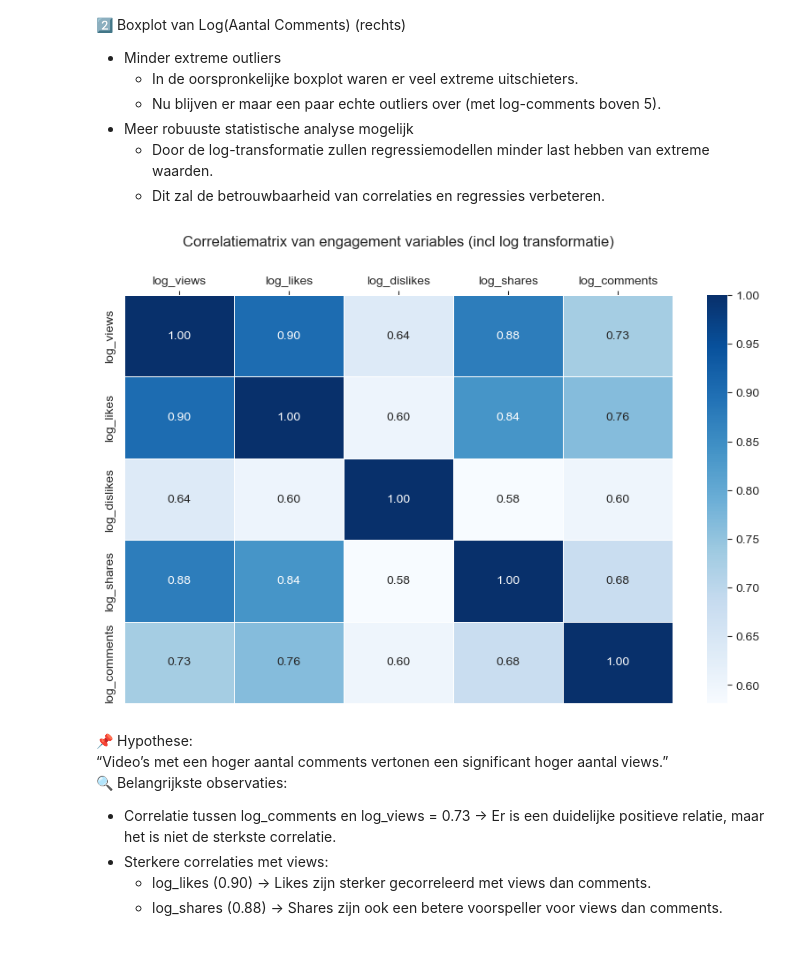
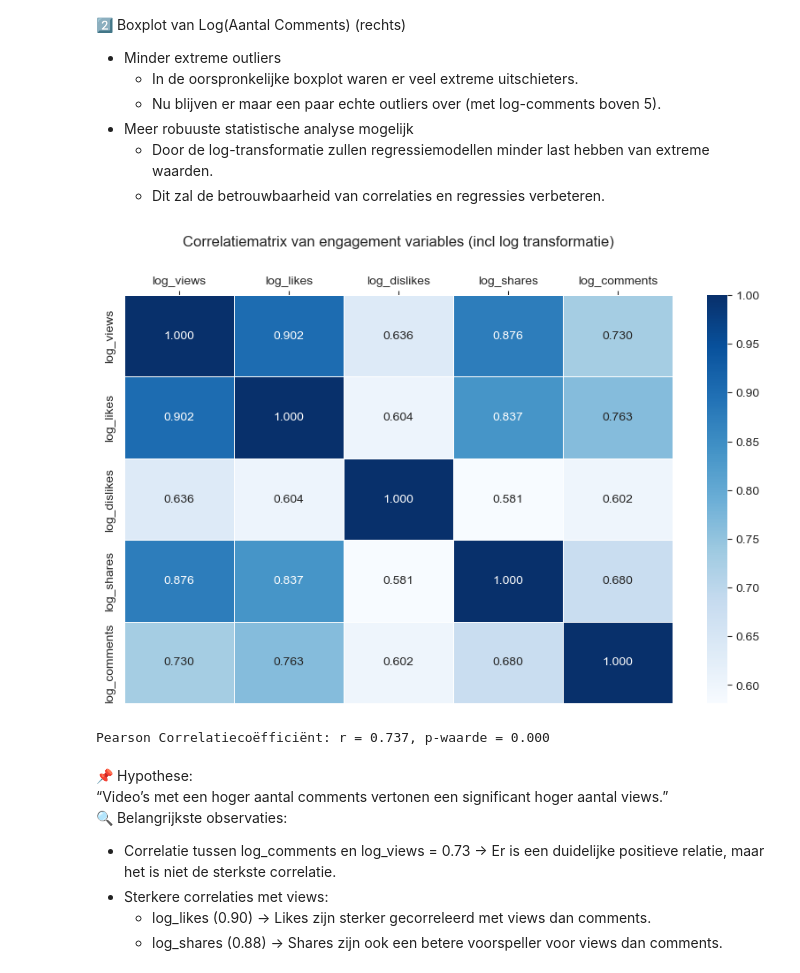
Before and after one commit to tvercamer/VUB-masterproef-YouTube-UvVl, a Jupyter notebook: notebooks/03-h2-comments-views.ipynb, the cells around one changed output. Saved outputs shown, nothing was run; the diff lists cells and outputs as text; code cells hidden in the pictures.

```diff
--- a/notebooks/03-h2-comments-views.ipynb
+++ b/notebooks/03-h2-comments-views.ipynb
@@ -151,18 +152,24 @@ videos['log_comments'] = np.log1p(videos['comments'])
 # %%
 # Create correlation matrix for statistical analysis
 correlation_matrix = videos[['log_views', 'log_likes', 'log_dislikes', 'log_shares', 'log_comments']].corr()
 
 # Create the heatmap
 plt.figure(figsize=(10, 6))
-ax = sns.heatmap(correlation_matrix, annot=True, cmap='Blues', fmt='.2f', linewidths=0.5)
+ax = sns.heatmap(correlation_matrix, annot=True, cmap='Blues', fmt='.3f', linewidths=0.5)
 ax.xaxis.set_label_position('top')
 ax.xaxis.tick_top()
 plt.title('Correlatiematrix van engagement variables (incl log transformatie)', pad=40)
 
 # Show the plot
 plt.show()
 # %% [output]
-[figure, old version]
+[figure, new version]
+# %%
+# Double check correlation with Pearson method
+r, p_value = stats.spearmanr(videos['log_comments'], videos['log_views'])
+print(f'Pearson Correlatiecoëfficiënt: r = {r:.3f}, p-waarde = {p_value:.3f}')
+# %% [output]
+Pearson Correlatiecoëfficiënt: r = 0.737, p-waarde = 0.000
 # %% [markdown]
 📌 Hypothese:<br>
 “Video’s met een hoger aantal comments vertonen een significant hoger aantal views.”
```
Also changed, not shown: parts of 4 cells of this notebook.
